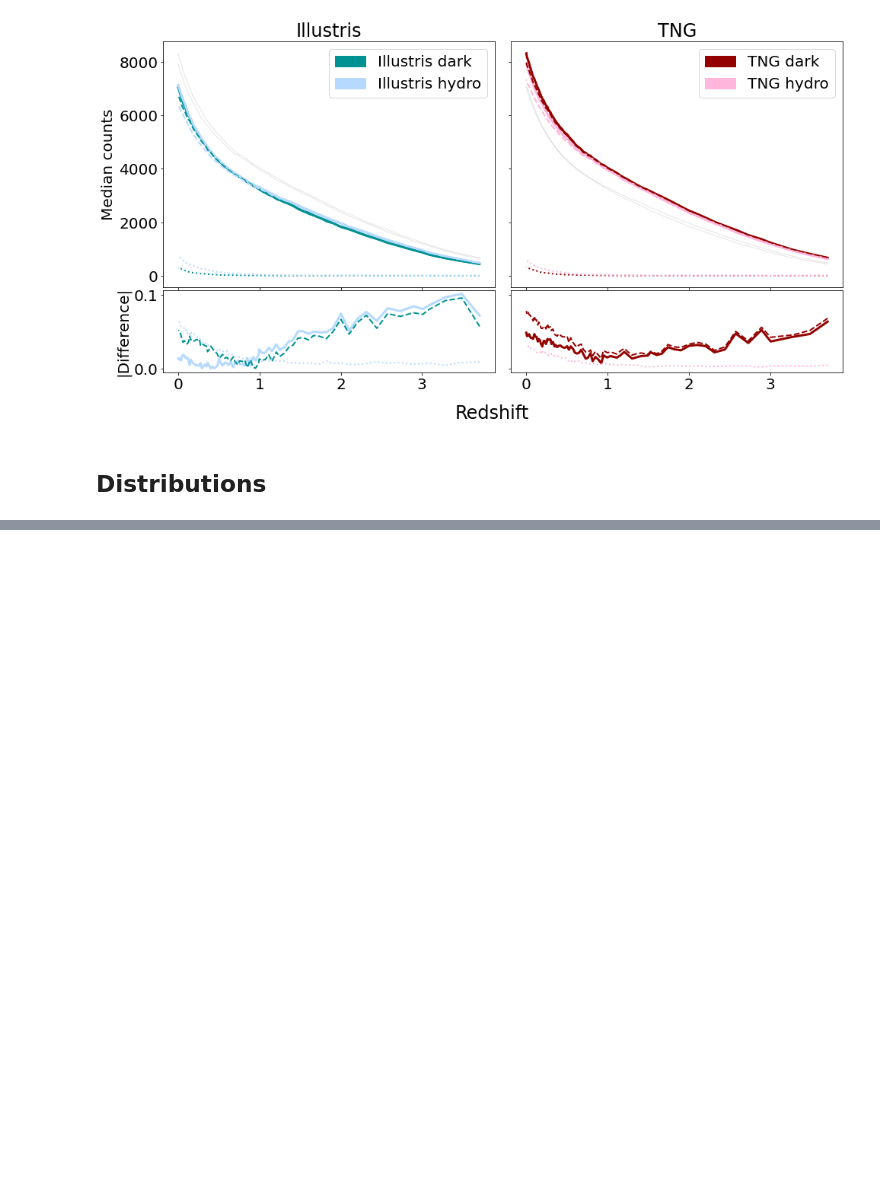
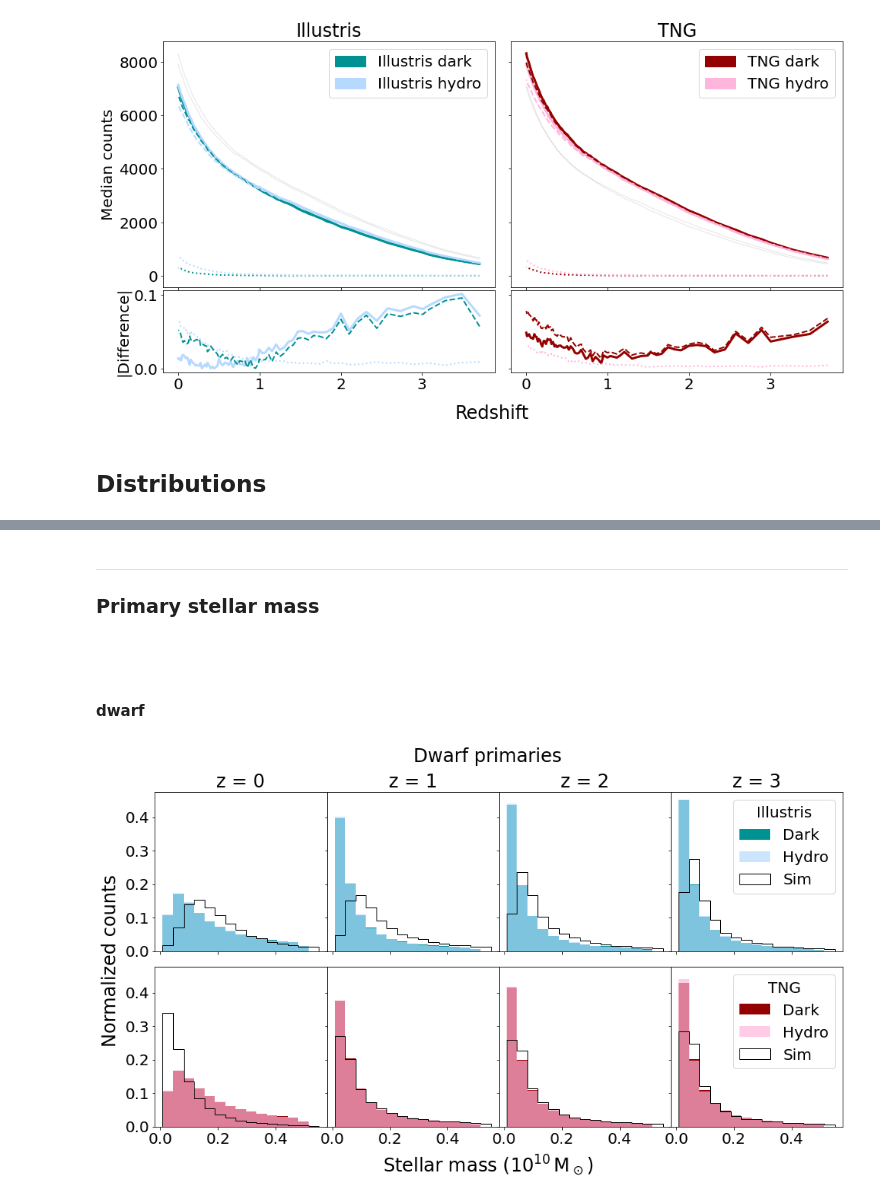
Before and after one commit to katiechambe/pears, a Jupyter notebook: notebooks/pairs_plots.ipynb, the cells around one changed output, grey strips where cells are left out. Drawn from its saved outputs; the diff is of its cells as text; code cells hidden in the pictures; blank space fills up the shorter version.

```diff
--- a/notebooks/pairs_plots.ipynb
+++ b/notebooks/pairs_plots.ipynb
@@ -604,0 +764,58 @@ data_summary = inst.get_snapshot(snapnum=snapnum)
+# %% [markdown]
+---
+### Primary stellar mass
+
+$\quad$
+$\quad$
+$\quad$
+# %% [markdown]
+#### dwarf
+# %%
+# Make dists for massive primary masses
+
+fig, ax = plt.subplots(2,4,figsize=(16,8),sharey=True,sharex=True)
+plt.subplots_adjust(wspace=0,hspace=0.1)
+bins = np.linspace(0.008,0.55,16)
+
+key = "Sub1 Stellar Mass"
+
+for i in range(4):
+    masses = get_key("Illustris","dark","dwarf",i, key)
+    massweights = np.ones(len(masses))/len(masses)
+
+    masses_h = get_key("Illustris","hydro","dwarf",i, key)
+    massweights_h = np.ones(len(masses_h))/len(masses_h)
+
+    masses_sim = get_key("Illustris","hydro","dwarf",i, "Sub1 MassType")[:,4]
+    massweights_sim = np.ones(len(masses_sim))/len(masses_sim)
+
+    ax[0][i].hist(masses, weights=massweights, bins=bins, color=palette['Illustris dark'],label='Dark')
+    ax[0][i].hist(masses_h, weights=massweights_h, bins=bins, color=palette['Illustris hydro'],alpha=0.7,label='Hydro')
+    ax[0][i].hist(masses_sim, weights=massweights_sim, histtype='step', bins=bins, color="black",label='Sim')
+    ax[0][i].set_title(f"z = {i}")
+    ax[0][i].set_xticks(np.arange(0,0.7,0.2))
+
+
+    masses = get_key("TNG","dark","dwarf",i, key)
+    massweights = np.ones(len(masses))/len(masses)
+
+    masses_h = get_key("TNG","hydro","dwarf",i, key)
+    massweights_h = np.ones(len(masses_h))/len(masses_h)
+
+    masses_sim = get_key("TNG","hydro","dwarf",i, "Sub1 MassType")[:,4]
+    massweights_sim = np.ones(len(masses_sim))/len(masses_sim)
+
+    ax[1][i].hist(masses,weights=massweights, bins=bins, color=palette['TNG dark'],label='Dark')
+    ax[1][i].hist(masses_h,weights=massweights_h, bins=bins, color=palette['TNG hydro'],alpha=0.7,label='Hydro')
+    ax[1][i].hist(masses_sim, weights=massweights_sim, histtype='step', bins=bins, color="black",label='Sim')
+
+ax[0][3].legend(title="Illustris")
+ax[1][3].legend(title="TNG")
+
+fig.suptitle("Dwarf primaries")
+fig.supxlabel(r"Stellar mass ($10^{10}\rm\, M_\odot$)")
+fig.supylabel("Normalized counts",x=0.065)
+plt.savefig(f"../plots/pairs_plots/distributions_stellarmass_dwarf.png",bbox_inches='tight',facecolor="white")
+plt.show()
+# %% [output]
+[figure, added]
```
Also changed, not shown: parts of 15 cells of this notebook, 3 other files.
